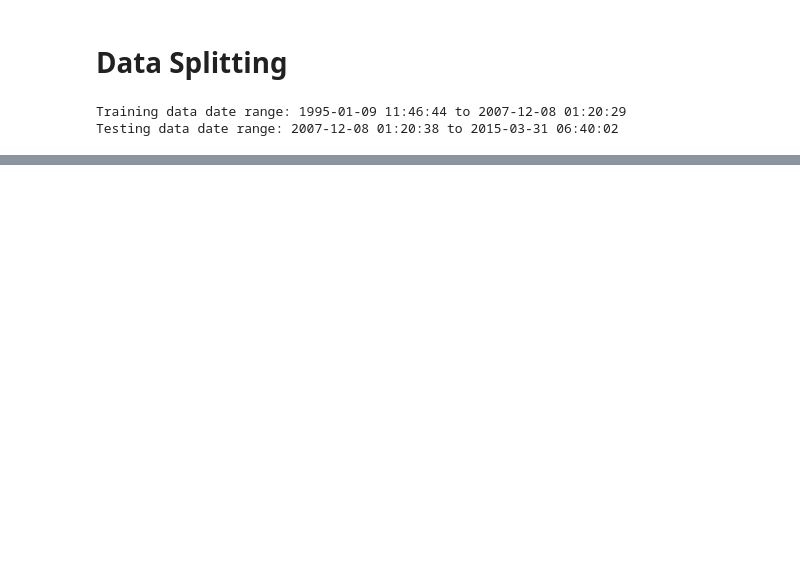
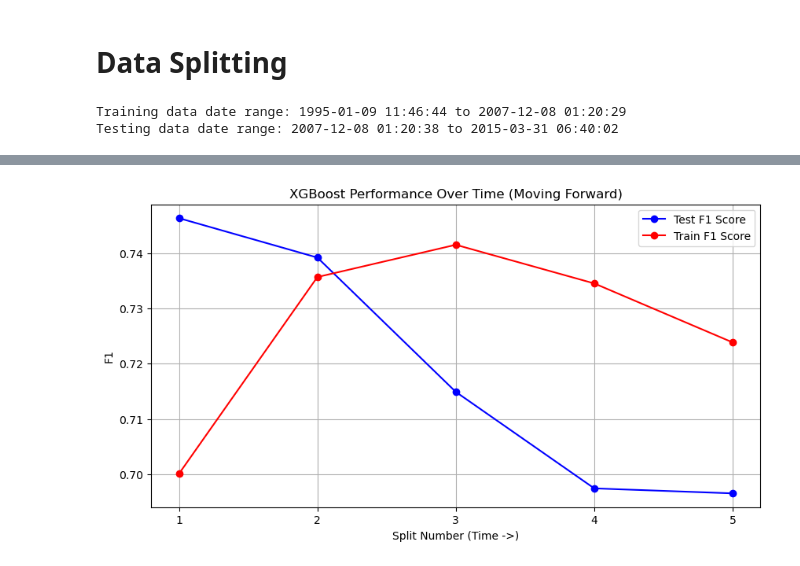
Before and after one commit to jentsang/predicting-high-rating-movies, a Jupyter notebook: notebooks/analysis.ipynb, the cells around one changed output, grey strips where cells are left out. Saved outputs shown, nothing was run; the diff lists cells and outputs as text; code cells hidden in the pictures; blank space fills up the shorter version.

```diff
--- a/notebooks/analysis.ipynb
+++ b/notebooks/analysis.ipynb
@@ -129,0 +287,14 @@ Note: Be aware of data leakage; can only use data that has already happened; can
+# %%
+pipe_xgb = make_pipeline(
+    column_transformer,
+    XGBClassifier(
+        n_estimators=200,      # Small increase from 100
+        max_depth=10,          # Deeper trees to fix the underfitting
+        learning_rate=0.1,     # Balanced speed
+        subsample=0.6,         # Memory saving: use 60% of rows
+        colsample_bytree=0.6,  # Memory saving: use 60% of features
+        n_jobs=2,              # Limit cores to prevent crashing
+        random_state=123,
+        verbosity=1
+    )
+)
@@ -129,0 +308,30 @@ Note: Be aware of data leakage; can only use data that has already happened; can
+# %%
+xgb_cv = pd.DataFrame(
+    cross_validate(
+        pipe_xgb,
+        X_train,
+        y_train,
+        return_train_score=True,
+        scoring=scoring_metrics,
+        cv=tscv))
+
+xgb_cv
+# %%
+# Visualize the trend (code adapted from Gemini 3)
+
+plt.figure(figsize=(10, 5))
+plt.plot(range(1, 6), xgb_cv['test_f1'],
+         marker='o', linestyle='-', color='b', label='Test F1 Score')
+
+plt.plot(range(1, 6), xgb_cv['train_f1'],
+         marker='o', linestyle='-', color='r', label='Train F1 Score')
+
+plt.title('XGBoost Performance Over Time (Moving Forward)')
+plt.xlabel('Split Number (Time ->)')
+plt.ylabel('F1')
+plt.grid(True)
+plt.xticks([1, 2, 3, 4, 5])
+plt.legend()
+plt.show()
+# %% [output]
+[figure, added]
```
Also changed, not shown: parts of 30 cells of this notebook.
